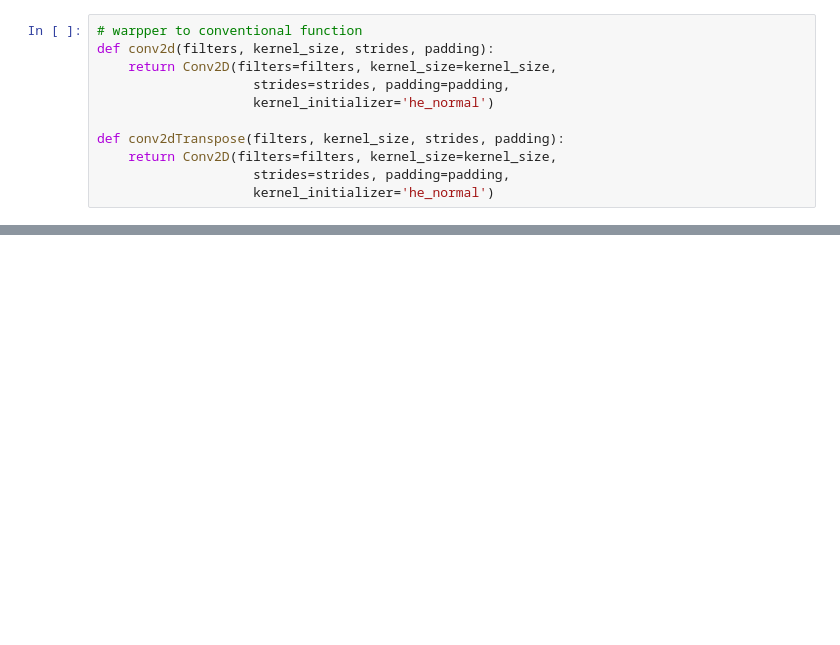
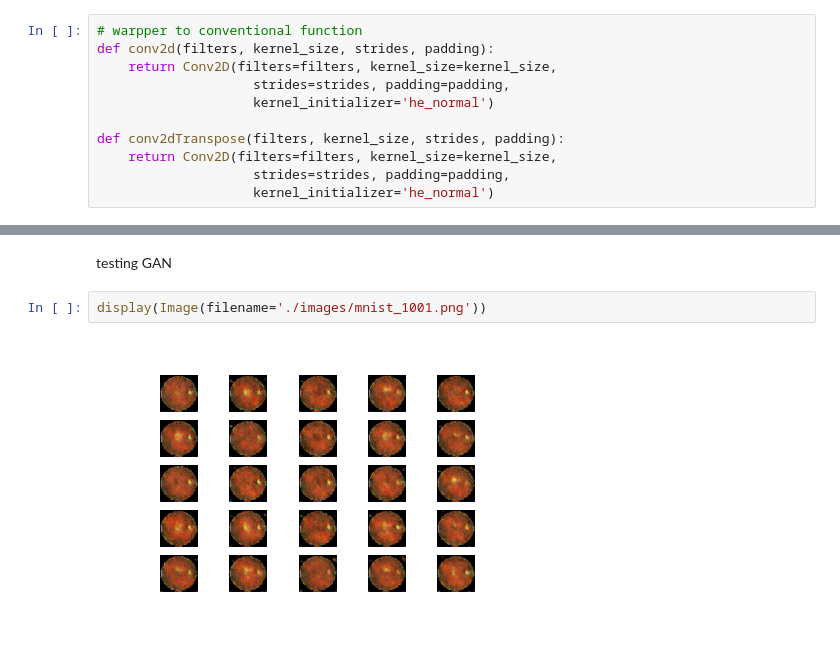
Before and after one commit to xitonchong/summerschool, a Jupyter notebook: Day4_GAN.ipynb, the cells around one changed output, grey strips where cells are left out. Saved outputs shown, nothing was run; the diff lists cells and outputs as text; blank space fills up the shorter version.

```diff
--- a/Day4_GAN.ipynb
+++ b/Day4_GAN.ipynb
@@ -299,0 +406,6 @@ gan.train(batch_size=BATCH_SIZE)
+# %% [markdown]
+testing GAN
+# %%
+display(Image(filename='./images/mnist_1001.png'))
+# %% [output]
+[figure, added]
```
Also changed, not shown: parts of 25 cells of this notebook.
